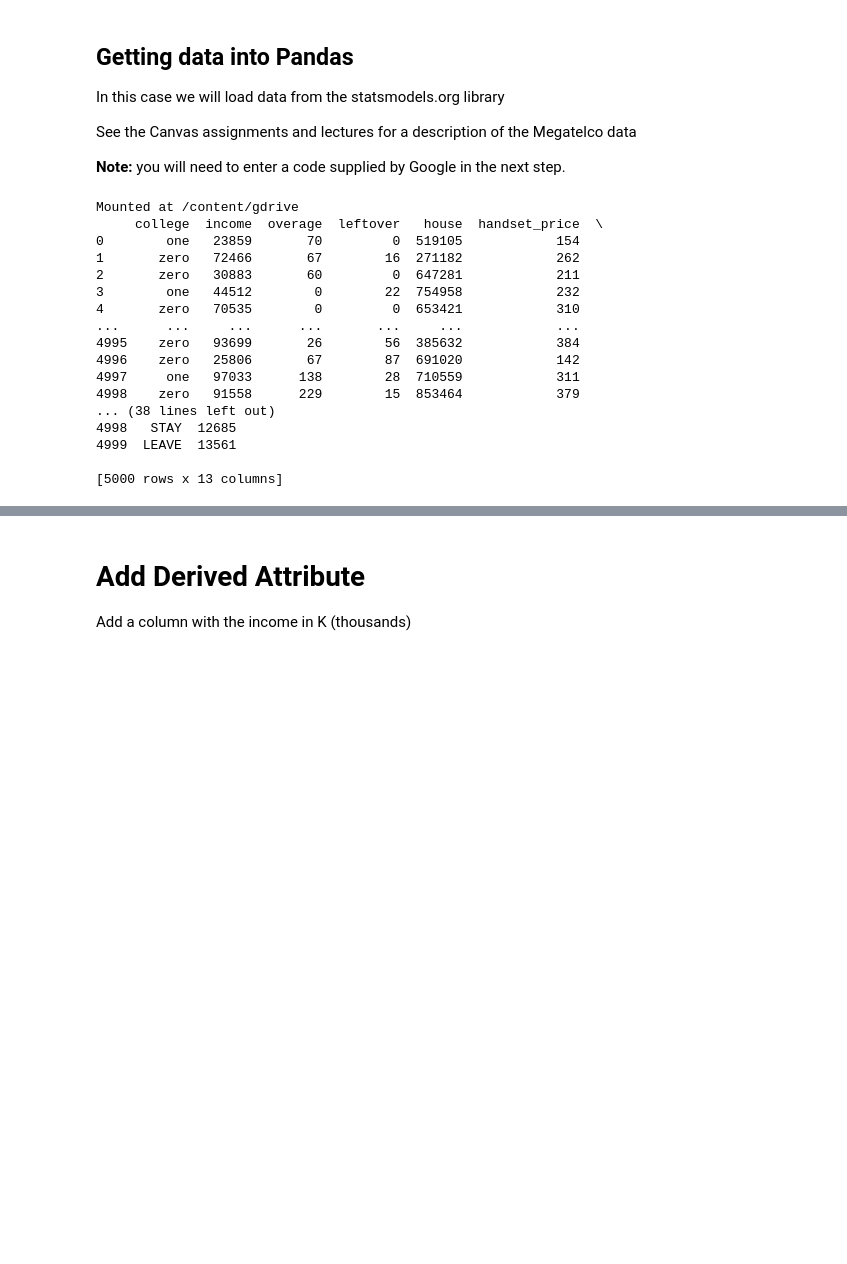
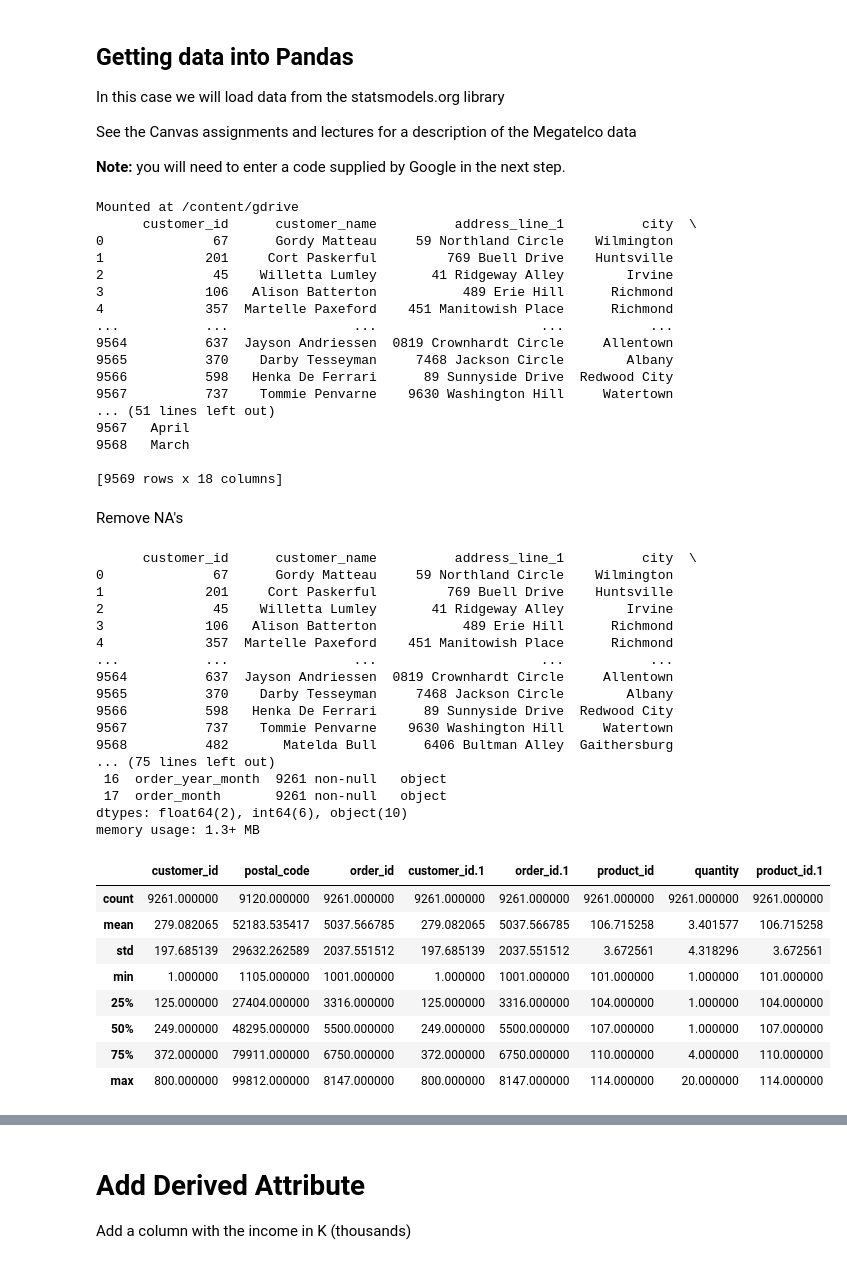
Before and after one commit to u1191617/IS4487, a Jupyter notebook: Module2_Script_v1_2.ipynb, the cells around one changed output, grey strips where cells are left out. Saved outputs shown, nothing was run; the diff lists cells and outputs as text; code cells hidden in the pictures; blank space fills up the shorter version.

```diff
--- a/Module2_Script_v1_2.ipynb
+++ b/Module2_Script_v1_2.ipynb
@@ -36,24 +37,58 @@ See the Canvas assignments and lectures for a description of the Megatelco data
 from google.colab import drive
 drive.mount('/content/gdrive', force_remount=True)
 
-df = pd.read_csv (r'/content/gdrive/MyDrive/Colab Notebooks/megatelco.csv')
+df = pd.read_csv (r'/content/gdrive/MyDrive/Colab Notebooks/retail_dataset.csv')
 
 print (df)
 # %% [output]
 Mounted at /content/gdrive
-     college  income  overage  leftover   house  handset_price  \
-0        one   23859       70         0  519105            154
-1       zero   72466       67        16  271182            262
-2       zero   30883       60         0  647281            211
-3        one   44512        0        22  754958            232
-4       zero   70535        0         0  653421            310
-...      ...     ...      ...       ...     ...            ...
-4995    zero   93699       26        56  385632            384
-4996    zero   25806       67        87  691020            142
-4997     one   97033      138        28  710559            311
-4998    zero   91558      229        15  853464            379
-... (38 lines left out)
-4998   STAY  12685
-4999  LEAVE  13561
+      customer_id      customer_name          address_line_1          city  \
+0              67      Gordy Matteau     59 Northland Circle    Wilmington
+1             201     Cort Paskerful         769 Buell Drive    Huntsville
+2              45    Willetta Lumley       41 Ridgeway Alley        Irvine
+3             106   Alison Batterton           489 Erie Hill      Richmond
+4             357  Martelle Paxeford    451 Manitowish Place      Richmond
+...           ...                ...                     ...           ...
+9564          637  Jayson Andriessen  0819 Crownhardt Circle     Allentown
+9565          370    Darby Tesseyman     7468 Jackson Circle        Albany
+9566          598   Henka De Ferrari      89 Sunnyside Drive  Redwood City
+9567          737    Tommie Penvarne    9630 Washington Hill     Watertown
+... (51 lines left out)
+9567   April
+9568   March
 
-[5000 rows x 13 columns]
+[9569 rows x 18 columns]
+# %% [markdown]
+Remove NA's
+# %%
+dfresult = df.dropna(subset=['order_month', 'order_year_month', 'total_amount', 'quantity', 'order_date'])
+print(dfresult)
+dfresult.info()
+dfresult.describe()
+# %% [output]
+      customer_id      customer_name          address_line_1          city  \
+0              67      Gordy Matteau     59 Northland Circle    Wilmington
+1             201     Cort Paskerful         769 Buell Drive    Huntsville
+2              45    Willetta Lumley       41 Ridgeway Alley        Irvine
+3             106   Alison Batterton           489 Erie Hill      Richmond
+4             357  Martelle Paxeford    451 Manitowish Place      Richmond
+...           ...                ...                     ...           ...
+9564          637  Jayson Andriessen  0819 Crownhardt Circle     Allentown
+9565          370    Darby Tesseyman     7468 Jackson Circle        Albany
+9566          598   Henka De Ferrari      89 Sunnyside Drive  Redwood City
+9567          737    Tommie Penvarne    9630 Washington Hill     Watertown
+9568          482       Matelda Bull      6406 Bultman Alley  Gaithersburg
+... (75 lines left out)
+ 16  order_year_month  9261 non-null   object
+ 17  order_month       9261 non-null   object
+dtypes: float64(2), int64(6), object(10)
+memory usage: 1.3+ MB
+|  | customer_id | postal_code | order_id | customer_id.1 | order_id.1 | product_id | quantity | product_id.1 |
+| count | 9261.000000 | 9120.000000 | 9261.000000 | 9261.000000 | 9261.000000 | 9261.000000 | 9261.000000 | 9261.000000 |
+| mean | 279.082065 | 52183.535417 | 5037.566785 | 279.082065 | 5037.566785 | 106.715258 | 3.401577 | 106.715258 |
+| std | 197.685139 | 29632.262589 | 2037.551512 | 197.685139 | 2037.551512 | 3.672561 | 4.318296 | 3.672561 |
+| min | 1.000000 | 1105.000000 | 1001.000000 | 1.000000 | 1001.000000 | 101.000000 | 1.000000 | 101.000000 |
+| 25% | 125.000000 | 27404.000000 | 3316.000000 | 125.000000 | 3316.000000 | 104.000000 | 1.000000 | 104.000000 |
+| 50% | 249.000000 | 48295.000000 | 5500.000000 | 249.000000 | 5500.000000 | 107.000000 | 1.000000 | 107.000000 |
+| 75% | 372.000000 | 79911.000000 | 6750.000000 | 372.000000 | 6750.000000 | 110.000000 | 4.000000 | 110.000000 |
+| max | 800.000000 | 99812.000000 | 8147.000000 | 800.000000 | 8147.000000 | 114.000000 | 20.000000 | 114.000000 |
```
Also changed, not shown: parts of 21 cells of this notebook.
